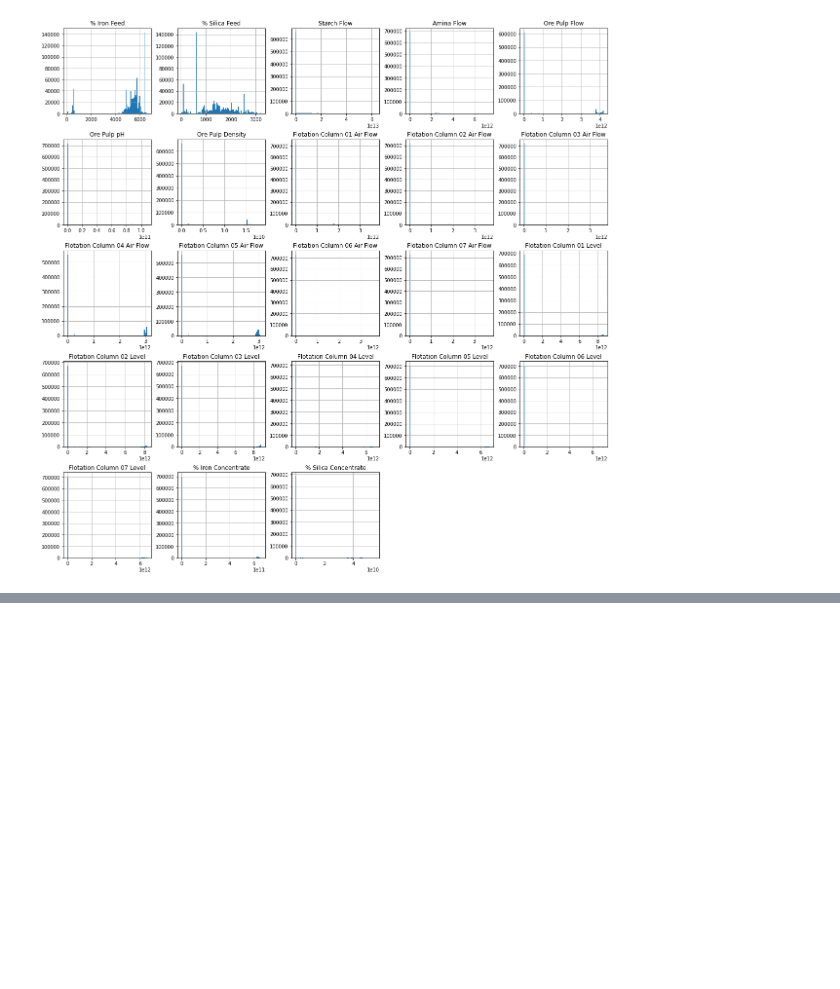
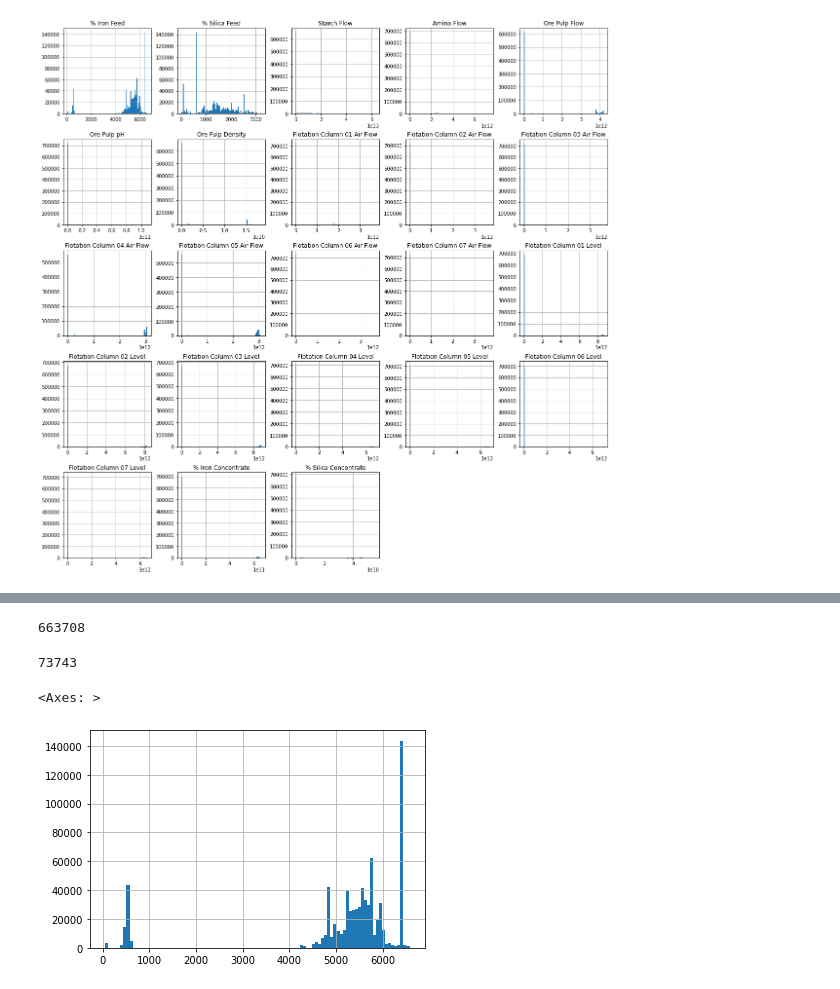
Before and after one commit to sjin0911/Hands-on-Machine-Learning, a Jupyter notebook: MLproject.ipynb, the cells around one changed output, grey strips where cells are left out. Cells and saved outputs as stored; diff of their text form; code cells hidden in the pictures; blank space fills up the shorter version.

Commit message:
Categorize # Iron Feed data

```diff
--- a/MLproject.ipynb
+++ b/MLproject.ipynb
@@ -177,4 +145,0 @@ plt.show()
-# %%
-data["Amina Flow"]=pd.cut(data["Amina Flow"],
-                      bins=[0.,0.3,0.6,4.,np.inf],
-                      labels=[1,2,3,4])
@@ -185,0 +146,8 @@ plt.show()
+# %%
+len(train_set)
+# %% [output]
+663708
+# %%
+len(test_set)
+# %% [output]
+73743
@@ -185,0 +174,5 @@ plt.show()
+# %%
+data["% Iron Feed"].hist(bins=100)
+# %% [output]
+<Axes: >
+[figure, added]
```
Also changed, not shown: parts of 16 cells of this notebook.
